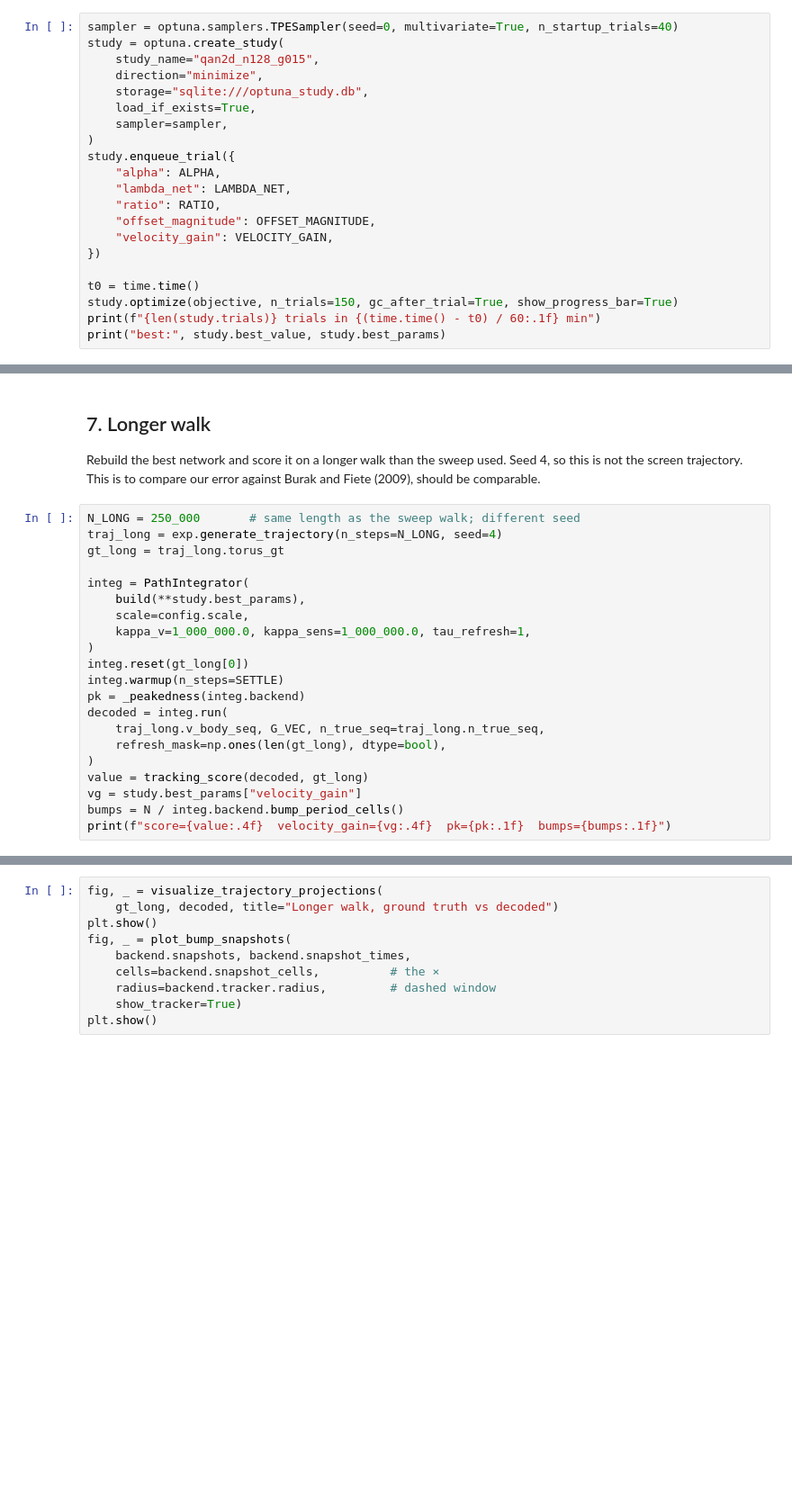
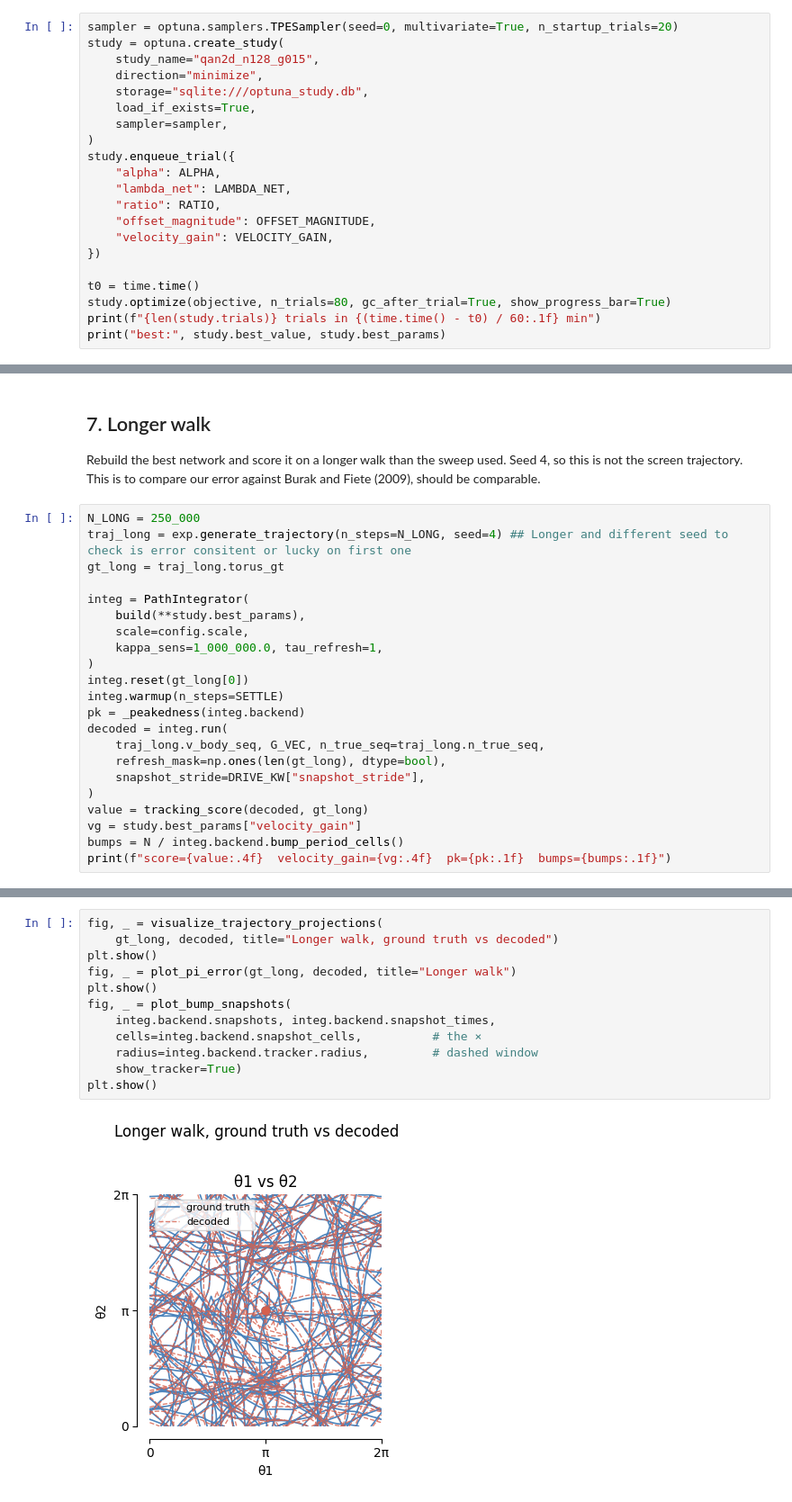
Before and after one commit to jacobsvennevik/CAN_Path_Integration_Plane_estimation_3D_model, a Jupyter notebook: notebooks/network/4_sweep_parameters_2d.ipynb, the cells around one changed output, grey strips where cells are left out. Shown at 90% size. Saved outputs shown, nothing was run; the diff lists cells and outputs as text; blank space fills up the shorter version.

```diff
--- a/notebooks/network/4_sweep_parameters_2d.ipynb
+++ b/notebooks/network/4_sweep_parameters_2d.ipynb
@@ -220,7 +241,7 @@ def objective(trial):
 Tree-structured Parzen Estimator (TPE) proposes new parameters from earlier scores, including `velocity_gain`.
 The known-good point above is the first trial. The study is saved to SQLite so a Colab disconnect does not lose progress.
 # %%
-sampler = optuna.samplers.TPESampler(seed=0, multivariate=True, n_startup_trials=40)
+sampler = optuna.samplers.TPESampler(seed=0, multivariate=True, n_startup_trials=20)
 study = optuna.create_study(
     study_name="qan2d_n128_g015",
     direction="minimize",
@@ -237,6 +258,6 @@ study.enqueue_trial({
 })
 
 t0 = time.time()
-study.optimize(objective, n_trials=150, gc_after_trial=True, show_progress_bar=True)
+study.optimize(objective, n_trials=80, gc_after_trial=True, show_progress_bar=True)
 print(f"{len(study.trials)} trials in {(time.time() - t0) / 60:.1f} min")
 print("best:", study.best_value, study.best_params)
@@ -262,14 +319,14 @@ display(tbl.head(15))
 
 Rebuild the best network and score it on a longer walk than the sweep used. Seed 4, so this is not the screen trajectory. This is to compare our error against Burak and Fiete (2009), should be comparable.
 # %%
-N_LONG = 250_000       # same length as the sweep walk; different seed
-traj_long = exp.generate_trajectory(n_steps=N_LONG, seed=4)
+N_LONG = 250_000
+traj_long = exp.generate_trajectory(n_steps=N_LONG, seed=4) ## Longer and different seed to check is error consitent or lucky on first one
 gt_long = traj_long.torus_gt
 
 integ = PathIntegrator(
     build(**study.best_params),
     scale=config.scale,
-    kappa_v=1_000_000.0, kappa_sens=1_000_000.0, tau_refresh=1,
+    kappa_sens=1_000_000.0, tau_refresh=1,
 )
 integ.reset(gt_long[0])
 integ.warmup(n_steps=SETTLE)
@@ -277,6 +334,7 @@ pk = _peakedness(integ.backend)
 decoded = integ.run(
     traj_long.v_body_seq, G_VEC, n_true_seq=traj_long.n_true_seq,
     refresh_mask=np.ones(len(gt_long), dtype=bool),
+    snapshot_stride=DRIVE_KW["snapshot_stride"],
 )
 value = tracking_score(decoded, gt_long)
 vg = study.best_params["velocity_gain"]
@@ -285,10 +350,14 @@ print(f"score={value:.4f}  velocity_gain={vg:.4f}  pk={pk:.1f}  bumps={bumps:.1f
 # %%
 fig, _ = visualize_trajectory_projections(
     gt_long, decoded, title="Longer walk, ground truth vs decoded")
 plt.show()
+fig, _ = plot_pi_error(gt_long, decoded, title="Longer walk")
+plt.show()
 fig, _ = plot_bump_snapshots(
-    backend.snapshots, backend.snapshot_times,
-    cells=backend.snapshot_cells,          # the ×
-    radius=backend.tracker.radius,         # dashed window
+    integ.backend.snapshots, integ.backend.snapshot_times,
+    cells=integ.backend.snapshot_cells,          # the ×
+    radius=integ.backend.tracker.radius,         # dashed window
     show_tracker=True)
 plt.show()
+# %% [output]
+[figure, added]
```
Also changed, not shown: parts of 13 cells of this notebook, 5 other files.
